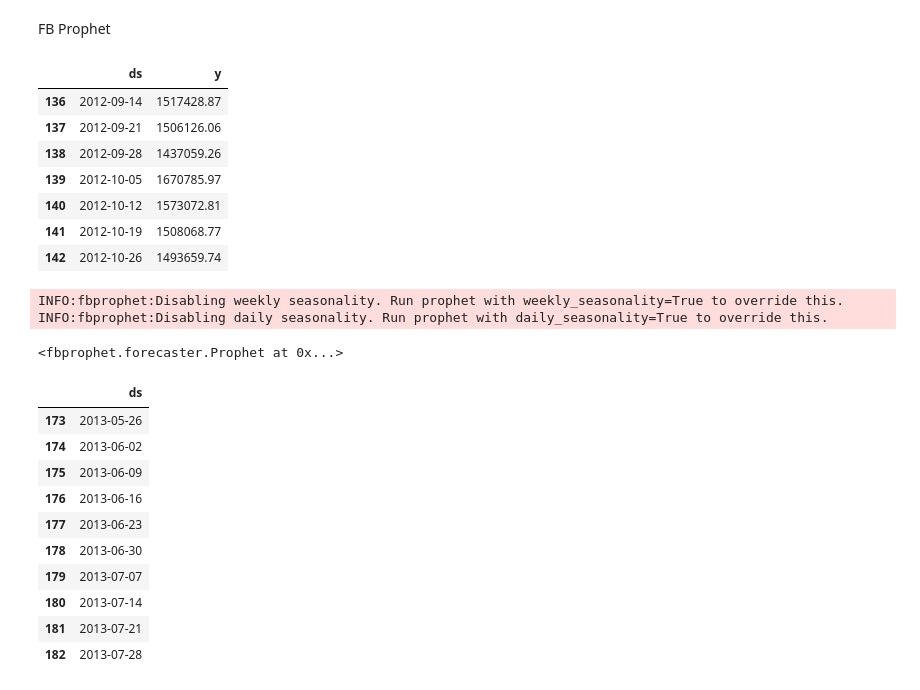
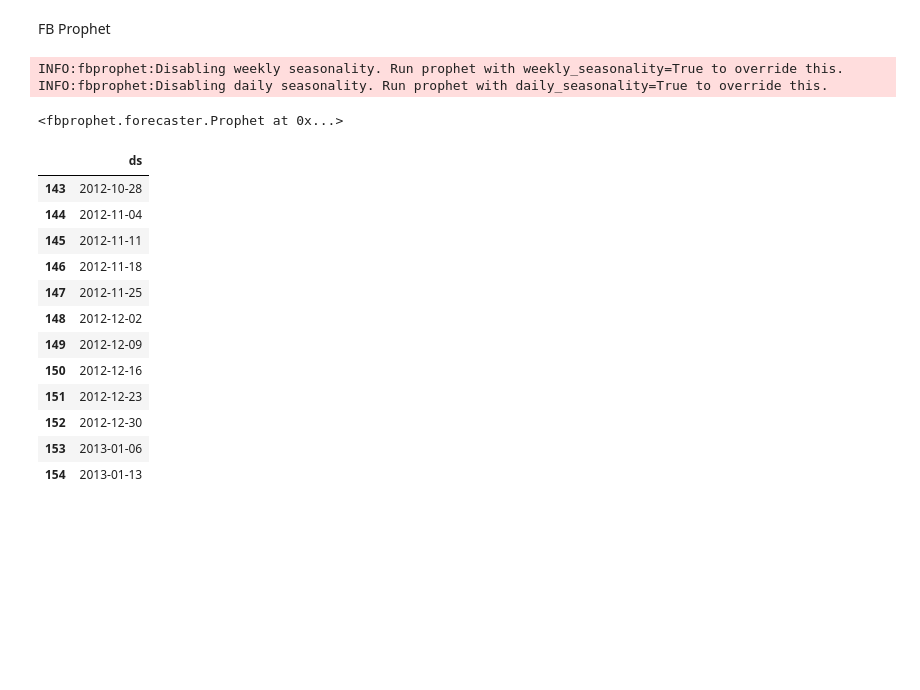
Before and after one commit to naokityokoyama/infnet, a Jupyter notebook: infnet_projeto_final.ipynb, the cells around one changed output. Saved outputs shown, nothing was run; the diff lists cells and outputs as text; code cells hidden in the pictures; blank space fills up the shorter version.

```diff
--- a/infnet_projeto_final.ipynb
+++ b/infnet_projeto_final.ipynb
@@ -420,3 +434,5 @@ loja_1
+# %%
+loja_1 = loja_1.drop(['Store'	,'Dept'], axis=1)
 # %%
 loja_1['Date'].nunique()
 # %% [output]
@@ -443,3 +442,7 @@ loja_1_
+# %%
+loja_1 = loja_1.groupby('Date').sum().reset_index()
+mapa = {0:False, 71:True, 72:True, 73:True}
+loja_1.IsHoliday = loja_1.IsHoliday.map(mapa)
 # %% [markdown]
 Convertendo para Date Time
 # %%
@@ -460,37 +461,28 @@ l = loja_1_.rename(columns={'Date':'ds', 'Weekly_Sales':'y'})
-# %%
-l.tail(7)
-# %% [output]
-|  | ds | y |
-| 136 | 2012-09-14 | 1517428.87 |
-| 137 | 2012-09-21 | 1506126.06 |
-| 138 | 2012-09-28 | 1437059.26 |
-| 139 | 2012-10-05 | 1670785.97 |
-| 140 | 2012-10-12 | 1573072.81 |
-| 141 | 2012-10-19 | 1508068.77 |
-| 142 | 2012-10-26 | 1493659.74 |
 # %%
 m = Prophet(yearly_seasonality=True)
 m.add_country_holidays(country_name='US')
-m.fit(l)
+m.fit(X)
 # %% [output]
 INFO:fbprophet:Disabling weekly seasonality. Run prophet with weekly_seasonality=True to override this.
 INFO:fbprophet:Disabling daily seasonality. Run prophet with daily_seasonality=True to override this.
 <fbprophet.forecaster.Prophet at 0x...>
 # %%
-future = m.make_future_dataframe(periods=40, freq='w')
+future = m.make_future_dataframe(periods=12, freq='w')
 # %%
-future.tail(10)
+future.tail(12)
 # %% [output]
 |  | ds |
-| 173 | 2013-05-26 |
-| 174 | 2013-06-02 |
-| 175 | 2013-06-09 |
-| 176 | 2013-06-16 |
-| 177 | 2013-06-23 |
-| 178 | 2013-06-30 |
-| 179 | 2013-07-07 |
-| 180 | 2013-07-14 |
-| 181 | 2013-07-21 |
-| 182 | 2013-07-28 |
+| 143 | 2012-10-28 |
+| 144 | 2012-11-04 |
+| 145 | 2012-11-11 |
+| 146 | 2012-11-18 |
+| 147 | 2012-11-25 |
+| 148 | 2012-12-02 |
+| 149 | 2012-12-09 |
+| 150 | 2012-12-16 |
+| 151 | 2012-12-23 |
+| 152 | 2012-12-30 |
+| 153 | 2013-01-06 |
+| 154 | 2013-01-13 |
 # %%
 forecast = m.predict(future)
```
Also changed, not shown: parts of 48 cells of this notebook.
